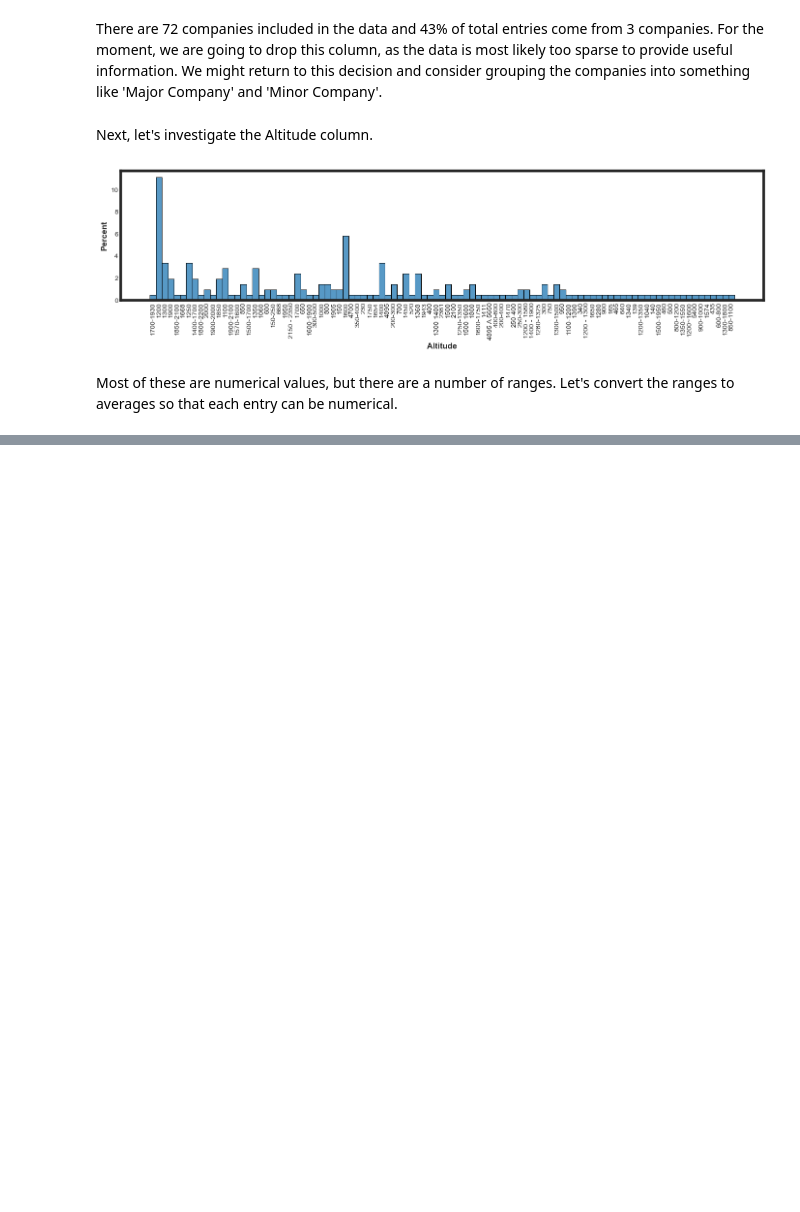
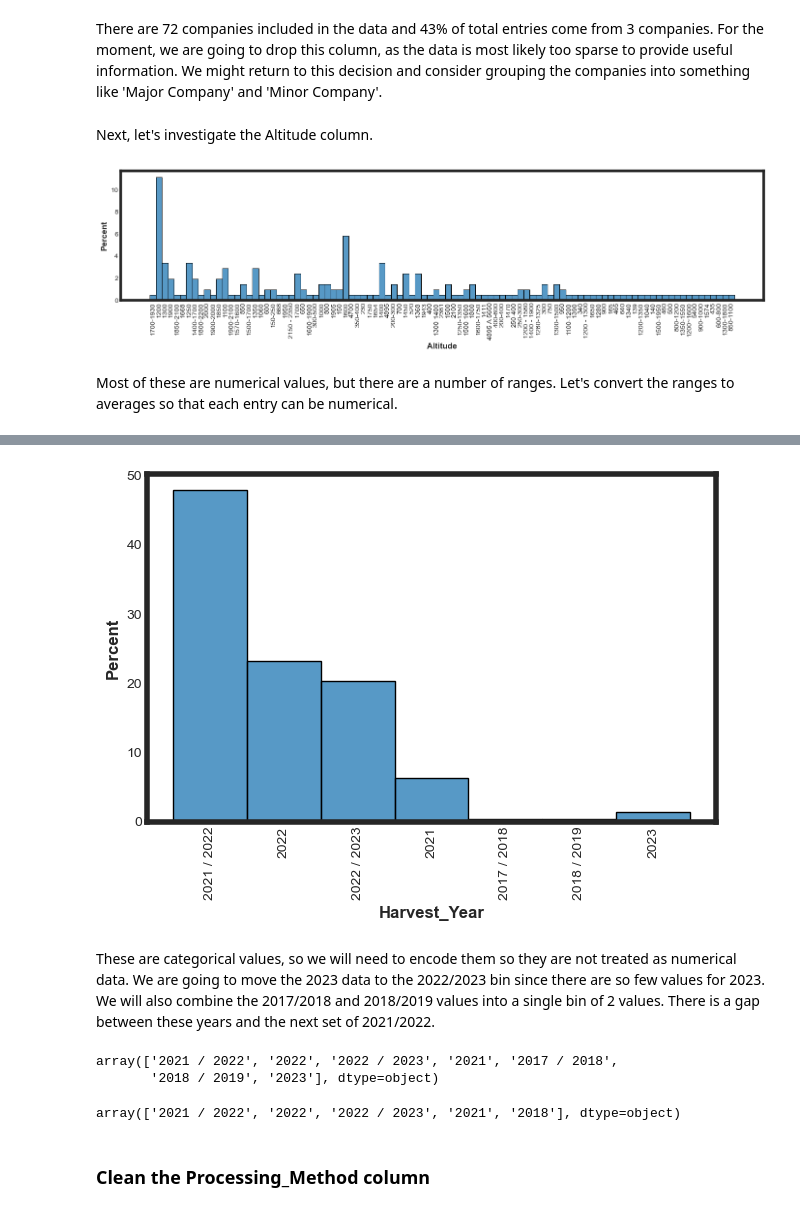
Before and after one commit to joshfuchs/DataScience_projects, a Jupyter notebook: coffee quality.ipynb, the cells around one changed output, grey strips where cells are left out. Drawn from its saved outputs; the diff is of its cells as text; code cells hidden in the pictures; blank space fills up the shorter version.

```diff
--- a/coffee quality.ipynb
+++ b/coffee quality.ipynb
@@ -368,0 +422,15 @@ plt.show()
+# %%
+sns.histplot(data=coffee_clean,x='Harvest_Year',
+            stat='percent')
+
+plt.xticks(rotation=90)
+plt.show()
+# %% [output]
+[figure, added]
+# %% [markdown]
+These are categorical values, so we will need to encode them so they are not treated as numerical data. We are going to move the 2023 data to the 2022/2023 bin since there are so few values for 2023. We will also combine the 2017/2018 and 2018/2019 values into a single bin of 2 values. There is a gap between these years and the next set of 2021/2022.
+# %%
+coffee_clean['Harvest_Year'].unique()
+# %% [output]
+array(['2021 / 2022', '2022', '2022 / 2023', '2021', '2017 / 2018',
+       '2018 / 2019', '2023'], dtype=object)
@@ -368,0 +442,6 @@ plt.show()
+# %%
+coffee_clean['Harvest_Year'].unique()
+# %% [output]
+array(['2021 / 2022', '2022', '2022 / 2023', '2021', '2018'], dtype=object)
+# %% [markdown]
+### Clean the Processing_Method column
```
Also changed, not shown: parts of 18 cells of this notebook.
